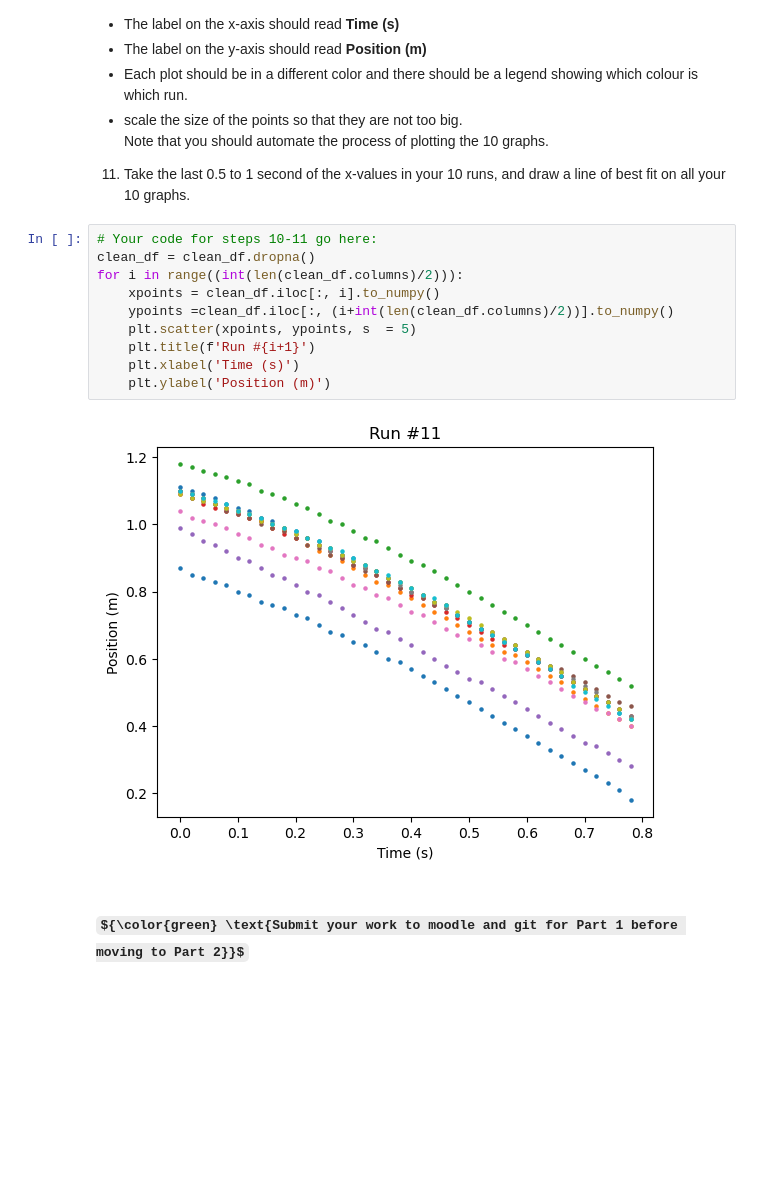
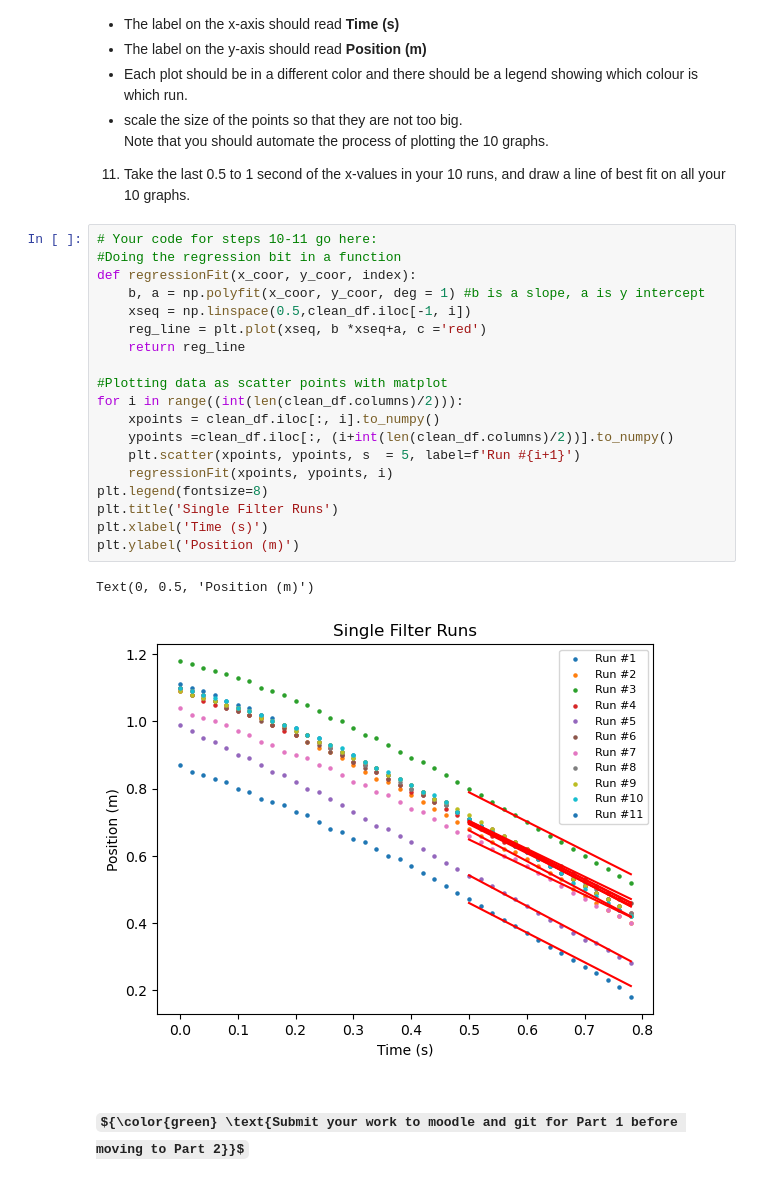
Before and after one commit to FabioCastroMorffi/SF-2, a Jupyter notebook: week-4/Assignment#1/assign1.ipynb, the cells around one changed output. Saved outputs shown, nothing was run; the diff lists cells and outputs as text; some formulas as TeX source; blank space fills up the shorter version.

```diff
--- a/week-4/Assignment#1/assign1.ipynb
+++ b/week-4/Assignment#1/assign1.ipynb
@@ -186,16 +203,26 @@ Note that you should automate the process of plotting the 10 graphs.
 11. Take the last 0.5 to 1 second of the x-values in your 10 runs, and draw a line of best fit on all your 10 graphs.
 # %%
 # Your code for steps 10-11 go here:
-clean_df = clean_df.dropna()
+#Doing the regression bit in a function
+def regressionFit(x_coor, y_coor, index):
+    b, a = np.polyfit(x_coor, y_coor, deg = 1) #b is a slope, a is y intercept
+    xseq = np.linspace(0.5,clean_df.iloc[-1, i])
+    reg_line = plt.plot(xseq, b *xseq+a, c ='red')
+    return reg_line
+
+#Plotting data as scatter points with matplot
 for i in range((int(len(clean_df.columns)/2))):
     xpoints = clean_df.iloc[:, i].to_numpy()
     ypoints =clean_df.iloc[:, (i+int(len(clean_df.columns)/2))].to_numpy()
-    plt.scatter(xpoints, ypoints, s  = 5)
-    plt.title(f'Run #{i+1}')
-    plt.xlabel('Time (s)')
-    plt.ylabel('Position (m)')
+    plt.scatter(xpoints, ypoints, s  = 5, label=f'Run #{i+1}')
+    regressionFit(xpoints, ypoints, i)
+plt.legend(fontsize=8)
+plt.title('Single Filter Runs')
+plt.xlabel('Time (s)')
+plt.ylabel('Position (m)')
 # %% [output]
+Text(0, 0.5, 'Position (m)')
-[figure, old version]
+[figure, new version]
 # %% [markdown]
 ### ${\color{green} \text{Submit your work to moodle and git for Part 1 before moving to Part 2}}$
 # %% [markdown]
```
Also changed, not shown: parts of 1 cell of this notebook, 1 other file.
